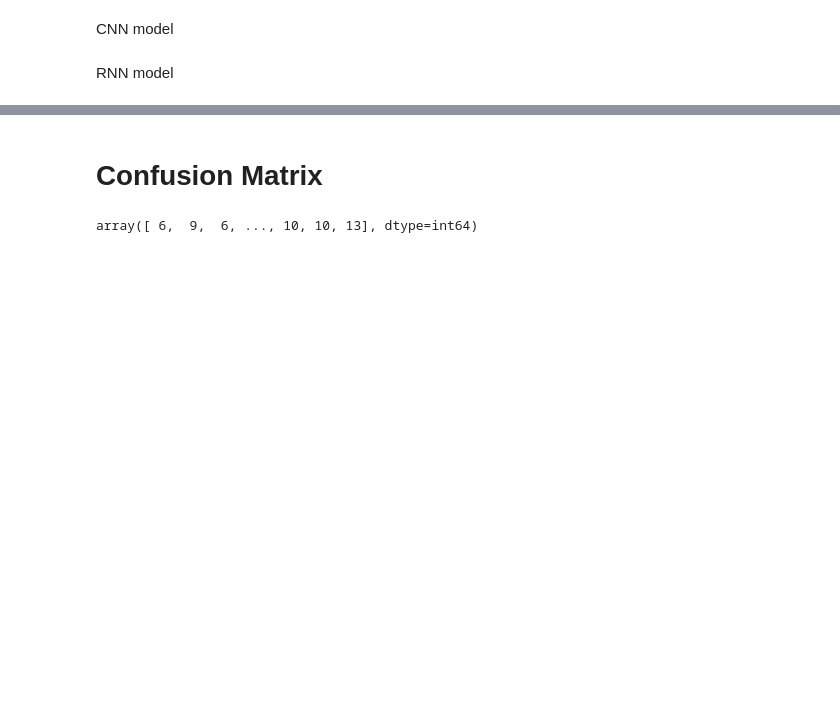
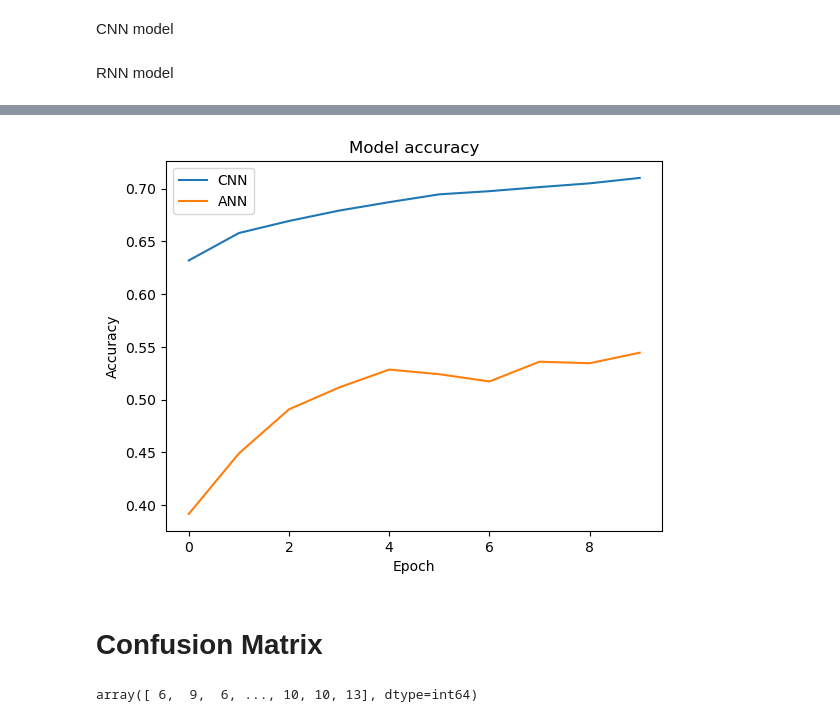
Before and after one commit to NguyenDuy987/DoAnCK-ATT, a Jupyter notebook: MalwareDetection.ipynb, the cells around one changed output, grey strips where cells are left out. Cells and saved outputs as stored; diff of their text form; code cells hidden in the pictures; blank space fills up the shorter version.

```diff
--- a/MalwareDetection.ipynb
+++ b/MalwareDetection.ipynb
@@ -343,20 +343,11 @@ def malware_model_ann():
     #model.add(MaxPooling2D(pool_size=(2, 2)))
     model.add(Flatten(input_shape = (64,64,3)))
     # Adding the input layer and the first hidden layer
-    model.add(Dense(units = 300, kernel_initializer = 'uniform',
-                activation = 'relu'))
-    # Adding the second hidden layer
-    model.add(Dense(units = 250, kernel_initializer = 'uniform',
-                    activation = 'relu'))
-    # Adding the third hidden layer
-    model.add(Dense(units = 50, kernel_initializer = 'uniform',
-                    activation = 'relu'))
-    # Adding the output layer
-    model.add(Dense(units = 25, kernel_initializer = 'uniform',
-                    activation = 'sigmoid'))
-    # Compiling the ANN
-    model.compile(optimizer = 'adam', loss = 'categorical_crossentropy',
-                metrics = ['accuracy'])
+    model.add(Dense(128, activation='relu'))
+    model.add(Dropout(0.5))
+    model.add(Dense(50, activation='relu'))
+    model.add(Dense(num_classes, activation='softmax'))
+    model.compile(loss='categorical_crossentropy', optimizer = 'adam', metrics=['accuracy'])
     return model
 # %% [markdown]
 CNN model
@@ -391,2 +383,2 @@ def RNN_model():
 # %%
-Malware_model = RNN_model()
+Malware_model = malware_model()
@@ -433,7 +425,6 @@ import tensorflow as tf
 train_data = tf.data.Dataset.from_tensor_slices((X_train, y_train))
 valid_data = tf.data.Dataset.from_tensor_slices((X_test, y_test))
 
-#Malware_model.fit((X_train), (y_train), epochs=10, validation_data=(X_test, y_test), class_weight = class_weights)
-Malware_model.fit((X_train), (y_train), epochs=10, validation_data=(X_test, y_test))
+trainModel = Malware_model.fit((X_train), (y_train), epochs=10, validation_data=(X_test, y_test))
 # %% [output]
 Epoch 1/10
@@ -451,0 +458,2 @@ Final CNN accuracy:  0.6556666493415833
+# %%
+trainModel_ann = malware_model_ann().fit((X_train), (y_train), epochs=10, validation_data=(X_test, y_test))
@@ -452,3 +481,14 @@ Final CNN accuracy:  0.6556666493415833
+# %%
+trainModel.history.keys()
+plt.plot(trainModel.history['accuracy'])
+plt.plot(trainModel_ann.history['accuracy'])
+plt.title('Model accuracy')
+plt.ylabel('Accuracy')
+plt.xlabel('Epoch')
+plt.legend(['CNN', 'ANN'], loc='upper left')
+plt.show()
+# %% [output]
+[figure, added]
 # %% [markdown]
 # Confusion Matrix
 # %%
```
Also changed, not shown: parts of 21 cells of this notebook.
